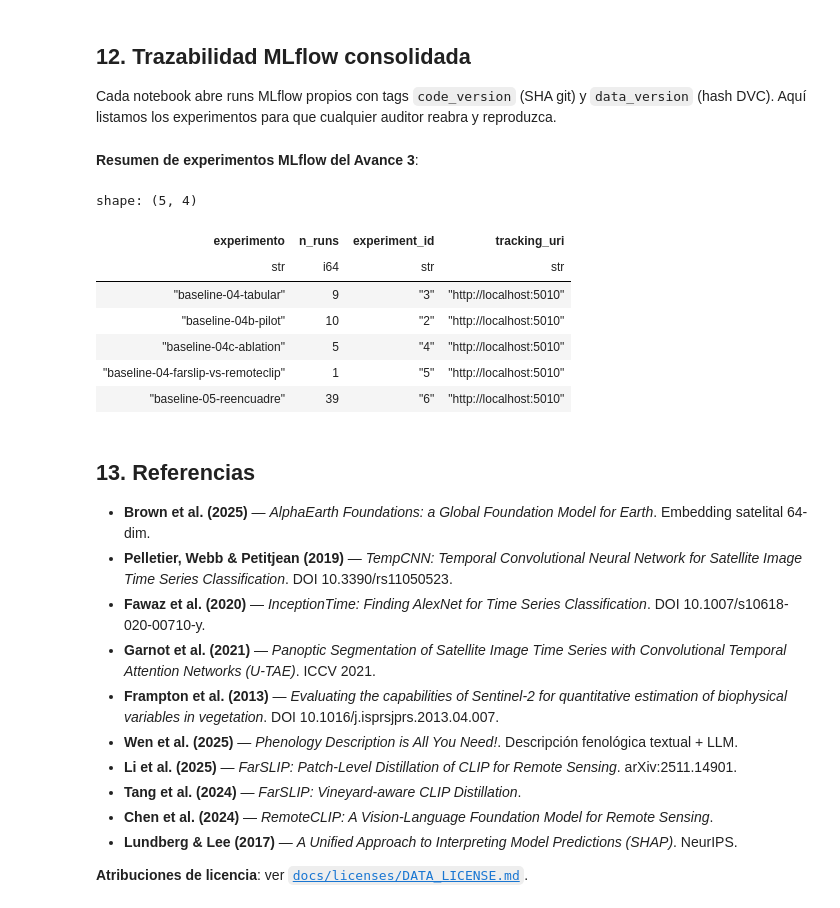
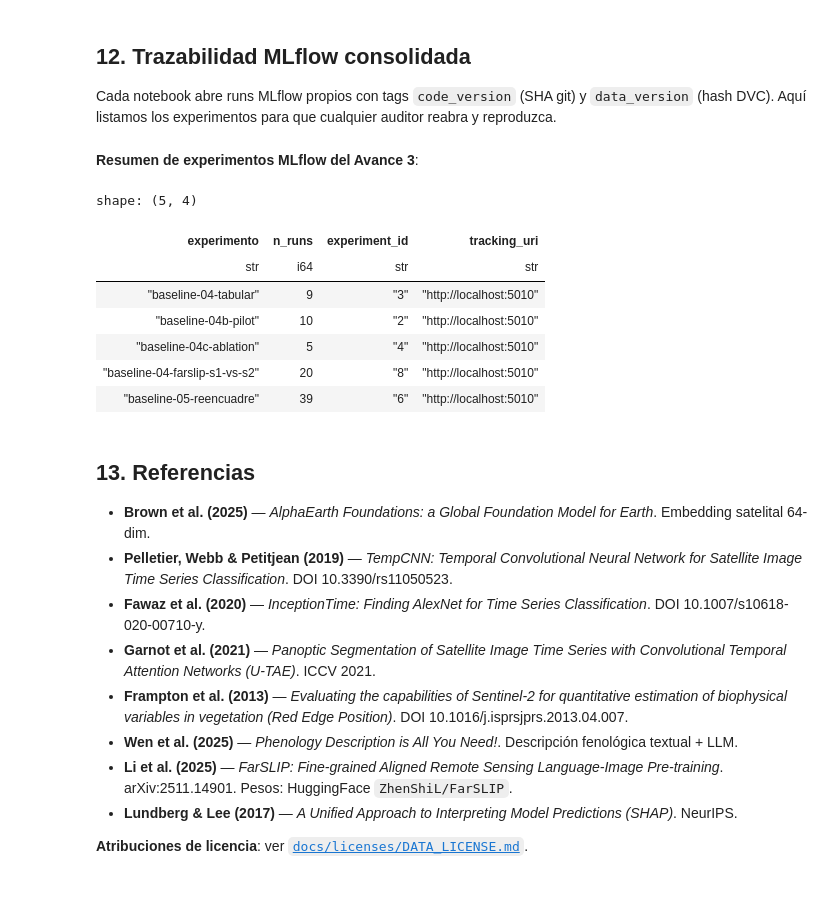
Before and after one commit to ArthurZizumbo/agrosat-copilot, a Jupyter notebook: notebooks/baseline/Avance3.Equipo17.ipynb, the cells around one changed output. Drawn from its saved outputs; the diff is of its cells as text; code cells hidden in the pictures.

```diff
--- a/notebooks/baseline/Avance3.Equipo17.ipynb
+++ b/notebooks/baseline/Avance3.Equipo17.ipynb
@@ -585,38 +753,38 @@ experiments_av3 = [
     'baseline-04-tabular',
     'baseline-04b-pilot',
     'baseline-04c-ablation',
-    'baseline-04-farslip-vs-remoteclip',
+    'baseline-04-farslip-s1-vs-s2',
     'baseline-05-reencuadre',
 ]
 summary_rows = []
 for exp_name in experiments_av3:
     exp = client.get_experiment_by_name(exp_name)
     if exp is None:
         summary_rows.append({
             'experimento': exp_name, 'n_runs': 0,
             'experiment_id': 'n/a', 'tracking_uri': mlflow_uri,
         })
         continue
     runs = client.search_runs(experiment_ids=[exp.experiment_id], max_results=200)
     summary_rows.append({
         'experimento': exp_name,
         'n_runs': len(runs),
         'experiment_id': exp.experiment_id,
         'tracking_uri': mlflow_uri,
     })
 mlflow_summary = pl.DataFrame(summary_rows)
 display(Markdown('**Resumen de experimentos MLflow del Avance 3**:'))
 display(mlflow_summary)
 mlflow_summary.write_parquet(env.reports_dir / 'mlflow_summary.parquet')
 # %% [output]
 **Resumen de experimentos MLflow del Avance 3**:
 shape: (5, 4)
 | experimento | n_runs | experiment_id | tracking_uri |
 | str | i64 | str | str |
 | "baseline-04-tabular" | 9 | "3" | "http://localhost:5010" |
 | "baseline-04b-pilot" | 10 | "2" | "http://localhost:5010" |
 | "baseline-04c-ablation" | 5 | "4" | "http://localhost:5010" |
-| "baseline-04-farslip-vs-remoteclip" | 1 | "5" | "http://localhost:5010" |
+| "baseline-04-farslip-s1-vs-s2" | 20 | "8" | "http://localhost:5010" |
 | "baseline-05-reencuadre" | 39 | "6" | "http://localhost:5010" |
 # %% [markdown]
 ## 13. Referencias
@@ -625,11 +793,9 @@ shape: (5, 4)
 - **Pelletier, Webb & Petitjean (2019)** — *TempCNN: Temporal Convolutional Neural Network for Satellite Image Time Series Classification*. DOI 10.3390/rs11050523.
 - **Fawaz et al. (2020)** — *InceptionTime: Finding AlexNet for Time Series Classification*. DOI 10.1007/s10618-020-00710-y.
 - **Garnot et al. (2021)** — *Panoptic Segmentation of Satellite Image Time Series with Convolutional Temporal Attention Networks (U-TAE)*. ICCV 2021.
-- **Frampton et al. (2013)** — *Evaluating the capabilities of Sentinel-2 for quantitative estimation of biophysical variables in vegetation*. DOI 10.1016/j.isprsjprs.2013.04.007.
+- **Frampton et al. (2013)** — *Evaluating the capabilities of Sentinel-2 for quantitative estimation of biophysical variables in vegetation (Red Edge Position)*. DOI 10.1016/j.isprsjprs.2013.04.007.
 - **Wen et al. (2025)** — *Phenology Description is All You Need!*. Descripción fenológica textual + LLM.
-- **Li et al. (2025)** — *FarSLIP: Patch-Level Distillation of CLIP for Remote Sensing*. arXiv:2511.14901.
-- **Tang et al. (2024)** — *FarSLIP: Vineyard-aware CLIP Distillation*.
-- **Chen et al. (2024)** — *RemoteCLIP: A Vision-Language Foundation Model for Remote Sensing*.
+- **Li et al. (2025)** — *FarSLIP: Fine-grained Aligned Remote Sensing Language-Image Pre-training*. arXiv:2511.14901. Pesos: HuggingFace `ZhenShiL/FarSLIP`.
 - **Lundberg & Lee (2017)** — *A Unified Approach to Interpreting Model Predictions (SHAP)*. NeurIPS.
 
 **Atribuciones de licencia**: ver [`docs/licenses/DATA_LICENSE.md`](../../docs/licenses/DATA_LICENSE.md).
```
Also changed, not shown: parts of 15 cells of this notebook, 5 other files.
